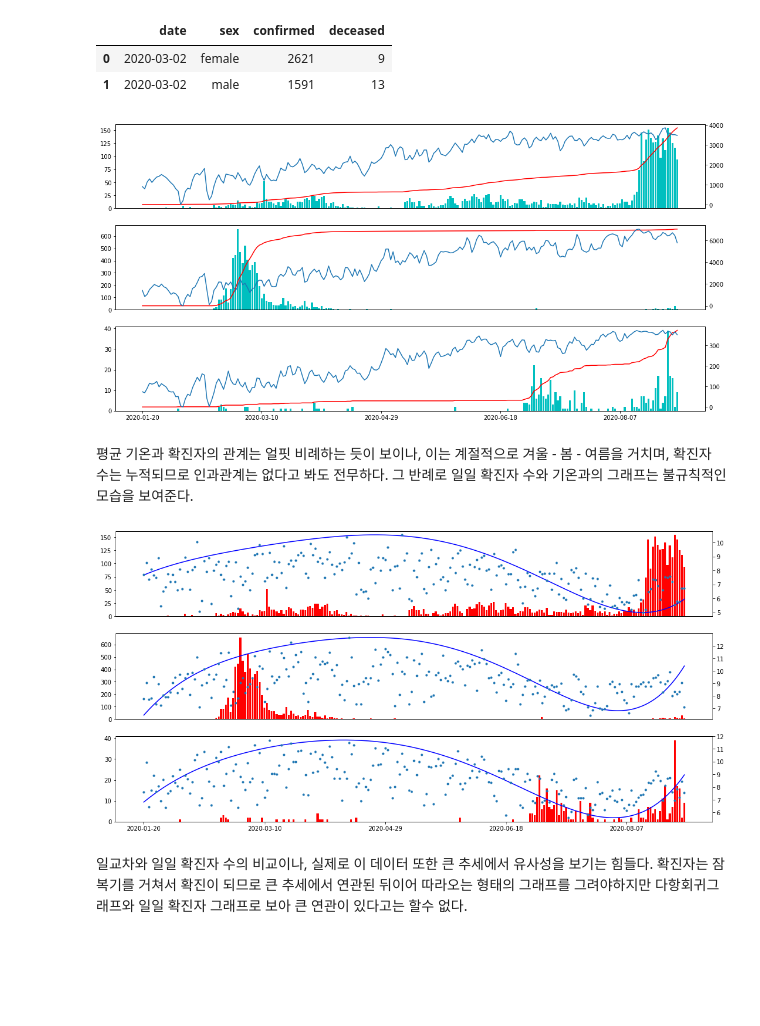
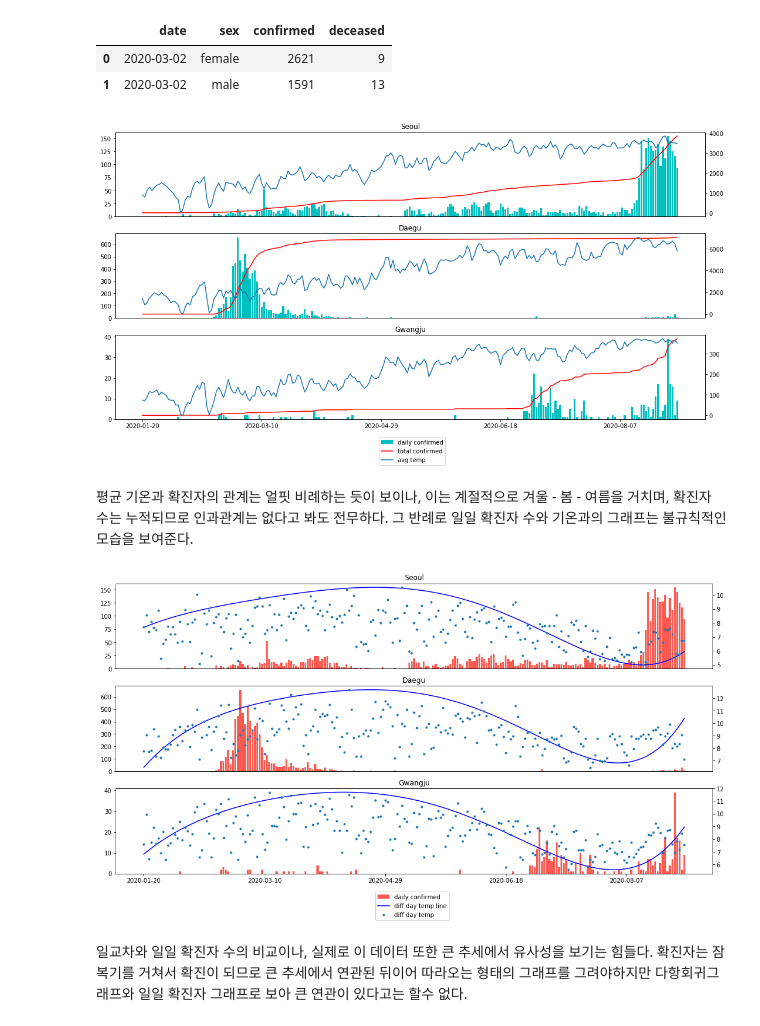
Before and after one commit to fishoe/covid_insight, a Jupyter notebook: insight.ipynb, the cells around one changed output. Saved outputs shown, nothing was run; the diff lists cells and outputs as text; code cells hidden in the pictures; blank space fills up the shorter version.

Commit message:
labeled

```diff
--- a/insight.ipynb
+++ b/insight.ipynb
@@ -78,27 +78,30 @@ for i in gens:#성별 확진자 테이블 분류
 # %%
 
 fig = plt.figure(figsize=(18,9))
 
 subplts = [fig.add_subplot(3,1,i+1) for i in range(3)]
 sample_prs = ['Seoul','Daegu','Gwangju']
 
 for idx, i in enumerate(sample_prs):
     if idx != 2 :
         subplts[idx].get_xaxis().set_visible(False)
+    subplts[idx].set_title(i)
     ax2 = subplts[idx].twinx()
     ax3 = subplts[idx].twinx()
     ax3.get_yaxis().set_visible(False)
-    subplts[idx].bar(range(prs_cfm[i].shape[0]),prs_cfm[i]['diff_cfm'],color='c')
-    ax3.plot(prs_wx[i]['avg_temp'])
-    ax2.plot(prs_cfm[i]['confirmed'], color = 'r')
+    h1=subplts[idx].bar(range(prs_cfm[i].shape[0]),prs_cfm[i]['diff_cfm'],color='c',label= 'daily confirmed' if idx ==2 else None)
+    h2=ax3.plot(prs_wx[i]['avg_temp'],label = 'avg temp'if idx ==2 else None)
+    h3=ax2.plot(prs_cfm[i]['confirmed'], color = 'r', label ='total confirmed'if idx ==2 else None)
 
     dates = prs_cfm[i]['date']
     ndtrng = range(0,len(prs_cfm[i]['date']),50)
     subplts[idx].set_xticks(ndtrng)
     subplts[idx].set_xticklabels(prs_cfm[i]['date'][::50])
+
+fig.legend(loc=8)
 fig.show()
 # %% [output]
-[figure, old version]
+[figure, new version]
 # %% [markdown]
 평균 기온과 확진자의 관계는 얼핏 비례하는 듯이 보이나, 이는 계절적으로 겨울 - 봄 - 여름을 거치며, 확진자 수는 누적되므로 인과관계는 없다고 봐도 전무하다.
 그 반례로 일일 확진자 수와 기온과의 그래프는 불규칙적인 모습을 보여준다.
@@ -125,20 +128,23 @@ for idx, i in enumerate(sample_prs):
 
     if idx != 2 :
         subplts[idx].get_xaxis().set_visible(False)
+    subplts[idx].set_title(i)
     ax2 = subplts[idx].twinx()
     ax3 = subplts[idx].twinx()
     ax3.get_yaxis().set_visible(False)
-    subplts[idx].bar(prs_cfm[i].index,prs_cfm[i]['diff_cfm'],color='r')
-    ax3.scatter(prs_wx[i].index,prs_wx[i]['diff_temp'],marker = '.')
-    ax2.plot(X_fit,y_qd_fit,color = 'b')
+    subplts[idx].bar(prs_cfm[i].index,prs_cfm[i]['diff_cfm'],color='xkcd:coral',label = 'daily confirmed' if idx == 2 else None)
+    ax3.scatter(prs_wx[i].index,prs_wx[i]['diff_temp'],marker = '.',label = 'diff day temp' if idx == 2 else None)
+    ax2.plot(X_fit,y_qd_fit,color = 'b',label = 'diff day temp line' if idx == 2 else None)
 
     dates = prs_cfm[i]['date']
     ndtrng = range(0,len(prs_cfm[i]['date']),50)
     subplts[idx].set_xticks(ndtrng)
     subplts[idx].set_xticklabels(prs_cfm[i]['date'][::50])
+
+fig.legend(loc=8)
 fig.show()
 # %% [output]
-[figure, old version]
+[figure, new version]
 # %% [markdown]
 일교차와 일일 확진자 수의 비교이나, 실제로 이 데이터 또한 큰 추세에서 유사성을 보기는 힘들다.
 확진자는 잠복기를 거쳐서 확진이 되므로 큰 추세에서 연관된 뒤이어 따라오는 형태의 그래프를 그려야하지만 다항회귀그래프와 일일 확진자 그래프로 보아 큰 연관이 있다고는 할수 없다.
```
Also changed, not shown: parts of 14 cells of this notebook.
